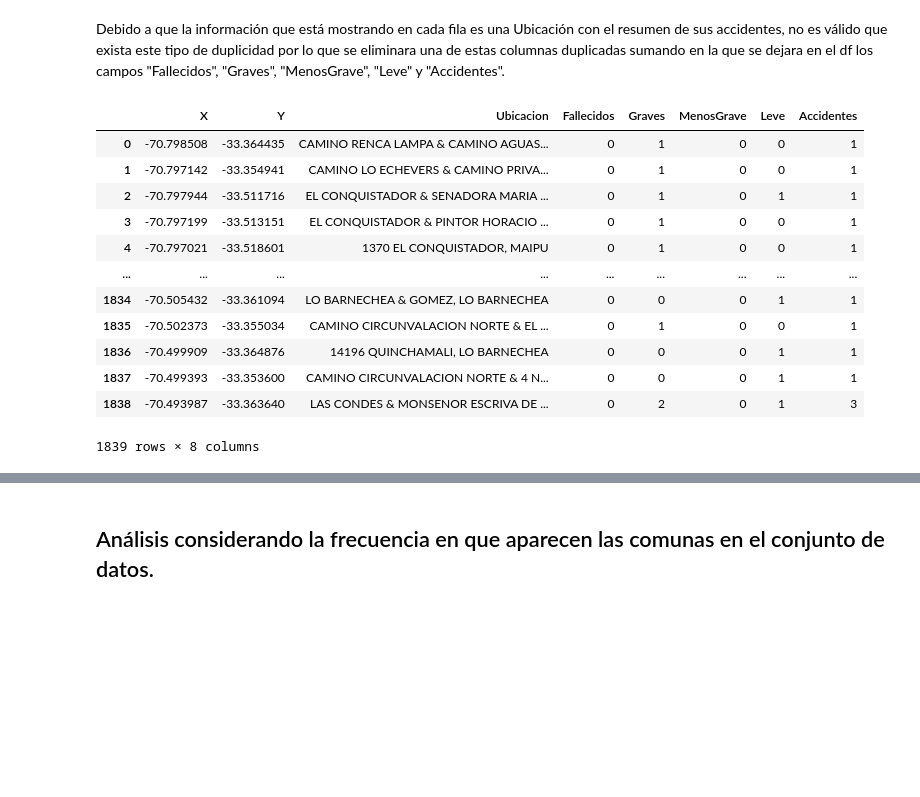
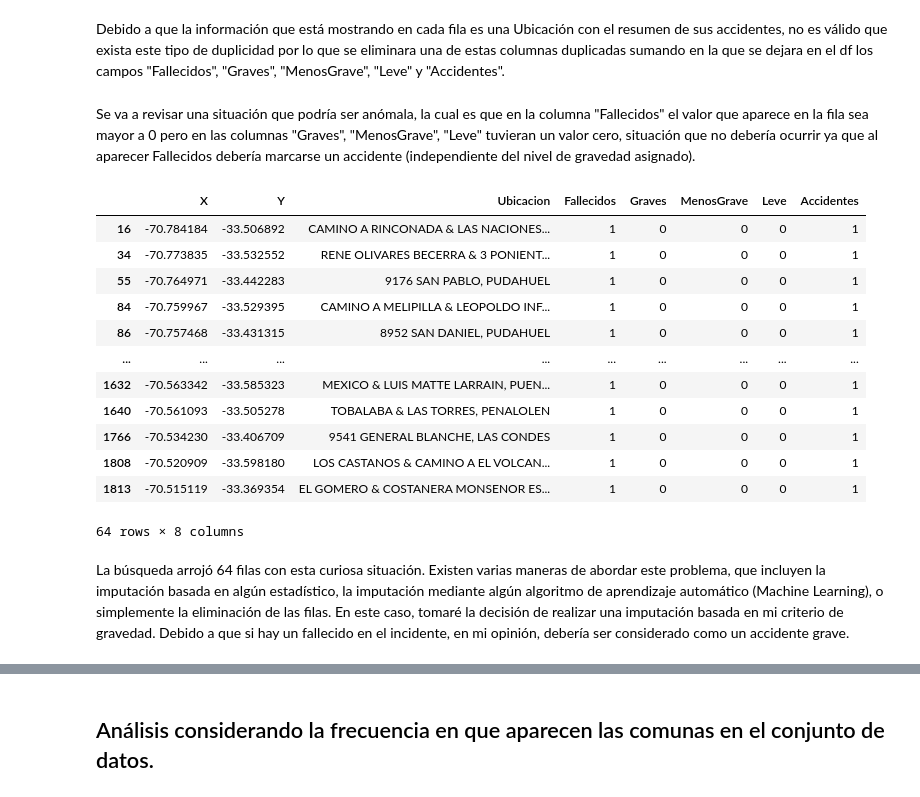
Before and after one commit to cesarcarrascog/data-science-portfolio, a Jupyter notebook: Georeferenced Car Accidents (Santiago de Chile)/geo_car_acc.ipynb, the cells around one changed output, grey strips where cells are left out. Saved outputs shown, nothing was run; the diff lists cells and outputs as text; code cells hidden in the pictures; blank space fills up the shorter version.

```diff
--- a/Georeferenced Car Accidents (Santiago de Chile)/geo_car_acc.ipynb
+++ b/Georeferenced Car Accidents (Santiago de Chile)/geo_car_acc.ipynb
@@ -103,19 +103,28 @@ cols_to_sum = ['Fallecidos', 'Graves', 'MenosGrave', 'Leve', 'Accidentes']
 df_aggregated = df.groupby('Ubicacion')[cols_to_sum].sum().reset_index()
 
 df_clean = df.drop(columns=cols_to_sum).drop_duplicates('Ubicacion').merge(df_aggregated, on='Ubicacion')
-# %%
-df_clean
-# %% [output]
-|  | X | Y | Ubicacion | Fallecidos | Graves | MenosGrave | Leve | Accidentes |
-| 0 | -70.798508 | -33.364435 | CAMINO RENCA LAMPA & CAMINO AGUAS... | 0 | 1 | 0 | 0 | 1 |
-| 1 | -70.797142 | -33.354941 | CAMINO LO ECHEVERS & CAMINO PRIVA... | 0 | 1 | 0 | 0 | 1 |
-| 2 | -70.797944 | -33.511716 | EL CONQUISTADOR & SENADORA MARIA ... | 0 | 1 | 0 | 1 | 1 |
-| 3 | -70.797199 | -33.513151 | EL CONQUISTADOR & PINTOR HORACIO ... | 0 | 1 | 0 | 0 | 1 |
-| 4 | -70.797021 | -33.518601 | 1370 EL CONQUISTADOR, MAIPU | 0 | 1 | 0 | 0 | 1 |
-| ... | ... | ... | ... | ... | ... | ... | ... | ... |
-| 1834 | -70.505432 | -33.361094 | LO BARNECHEA & GOMEZ, LO BARNECHEA | 0 | 0 | 0 | 1 | 1 |
-| 1835 | -70.502373 | -33.355034 | CAMINO CIRCUNVALACION NORTE & EL ... | 0 | 1 | 0 | 0 | 1 |
-| 1836 | -70.499909 | -33.364876 | 14196 QUINCHAMALI, LO BARNECHEA | 0 | 0 | 0 | 1 | 1 |
-| 1837 | -70.499393 | -33.353600 | CAMINO CIRCUNVALACION NORTE & 4 N... | 0 | 0 | 0 | 1 | 1 |
-| 1838 | -70.493987 | -33.363640 | LAS CONDES & MONSENOR ESCRIVA DE ... | 0 | 2 | 0 | 1 | 3 |
-1839 rows × 8 columns
+# %% [markdown]
+Se va a revisar una situación que podría ser anómala, la cual es que en la columna "Fallecidos" el valor que aparece en la fila sea mayor a 0 pero en las columnas "Graves", "MenosGrave", "Leve" tuvieran un valor cero, situación que no debería ocurrir ya que al aparecer Fallecidos debería marcarse un accidente (independiente del nivel de gravedad asignado).
+# %%
+df_resultado_anomalo_1 = df_clean.loc[(df_clean['Fallecidos'] > 0) &
+                            (df_clean['Graves'] == 0) &
+                            (df_clean['MenosGrave'] == 0) &
+                            (df_clean['Leve'] == 0)]
+
+df_resultado_anomalo_1
+# %% [output]
+|  | X | Y | Ubicacion | Fallecidos | Graves | MenosGrave | Leve | Accidentes |
+| 16 | -70.784184 | -33.506892 | CAMINO A RINCONADA & LAS NACIONES... | 1 | 0 | 0 | 0 | 1 |
+| 34 | -70.773835 | -33.532552 | RENE OLIVARES BECERRA & 3 PONIENT... | 1 | 0 | 0 | 0 | 1 |
+| 55 | -70.764971 | -33.442283 | 9176 SAN PABLO, PUDAHUEL | 1 | 0 | 0 | 0 | 1 |
+| 84 | -70.759967 | -33.529395 | CAMINO A MELIPILLA & LEOPOLDO INF... | 1 | 0 | 0 | 0 | 1 |
+| 86 | -70.757468 | -33.431315 | 8952 SAN DANIEL, PUDAHUEL | 1 | 0 | 0 | 0 | 1 |
+| ... | ... | ... | ... | ... | ... | ... | ... | ... |
+| 1632 | -70.563342 | -33.585323 | MEXICO & LUIS MATTE LARRAIN, PUEN... | 1 | 0 | 0 | 0 | 1 |
+| 1640 | -70.561093 | -33.505278 | TOBALABA & LAS TORRES, PENALOLEN | 1 | 0 | 0 | 0 | 1 |
+| 1766 | -70.534230 | -33.406709 | 9541 GENERAL BLANCHE, LAS CONDES | 1 | 0 | 0 | 0 | 1 |
+| 1808 | -70.520909 | -33.598180 | LOS CASTANOS & CAMINO A EL VOLCAN... | 1 | 0 | 0 | 0 | 1 |
+| 1813 | -70.515119 | -33.369354 | EL GOMERO & COSTANERA MONSENOR ES... | 1 | 0 | 0 | 0 | 1 |
+64 rows × 8 columns
+# %% [markdown]
+La búsqueda arrojó 64 filas con esta curiosa situación. Existen varias maneras de abordar este problema, que incluyen la imputación basada en algún estadístico, la imputación mediante algún algoritmo de aprendizaje automático (Machine Learning), o simplemente la eliminación de las filas. En este caso, tomaré la decisión de realizar una imputación basada en mi criterio de gravedad. Debido a que si hay un fallecido en el incidente, en mi opinión, debería ser considerado como un accidente grave.
```
Also changed, not shown: parts of 10 cells of this notebook.
